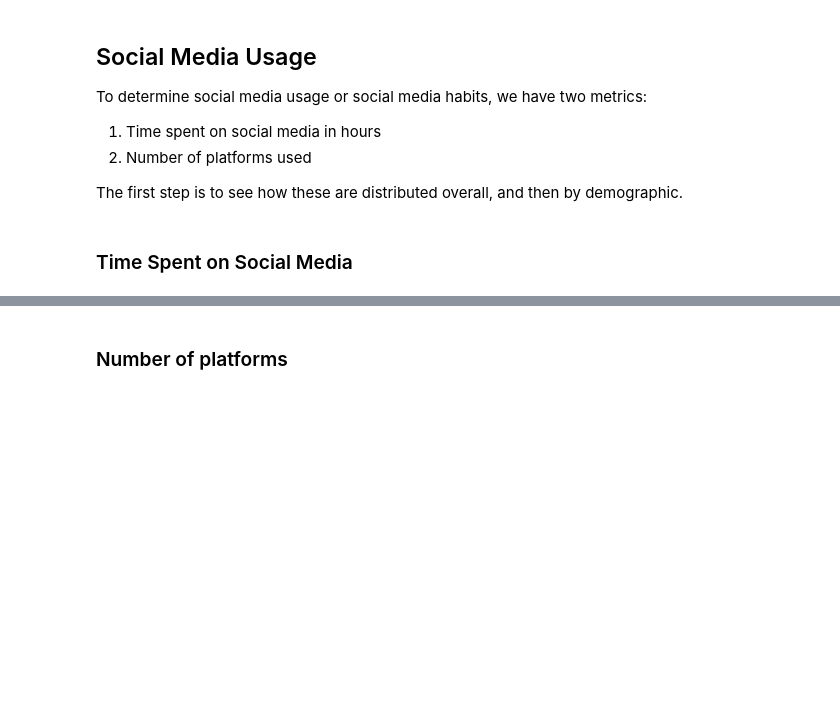
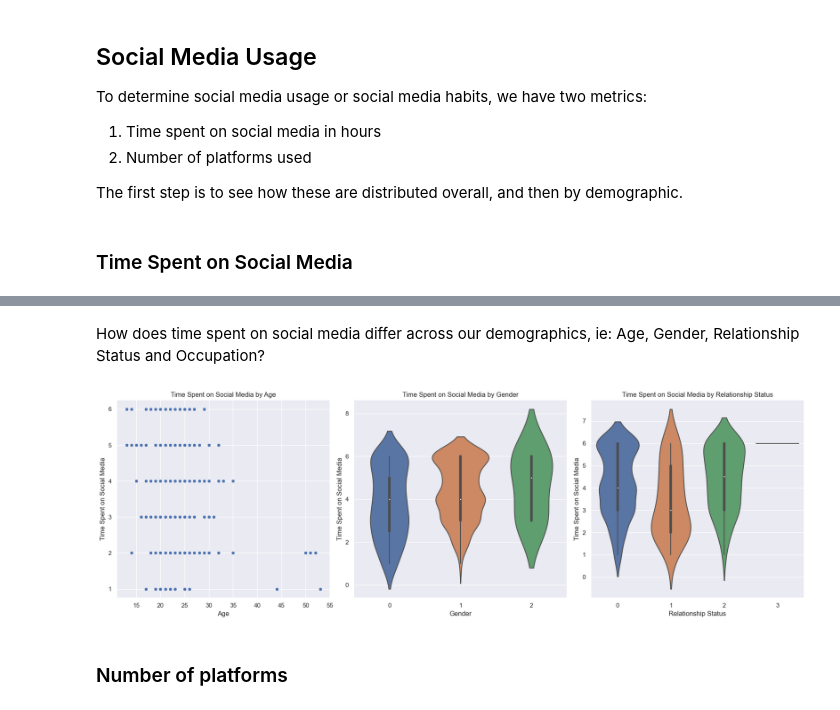
Before and after one commit to allygee/smmh_project, a Jupyter notebook: Social Media Mental Heallth Notebook.ipynb, the cells around one changed output, grey strips where cells are left out. Saved outputs shown, nothing was run; the diff lists cells and outputs as text; code cells hidden in the pictures; blank space fills up the shorter version.

Commit message:
added demographic, social media usage and mental health visuals

```diff
--- a/Social Media Mental Heallth Notebook.ipynb
+++ b/Social Media Mental Heallth Notebook.ipynb
@@ -484,3 +372,33 @@ the p-value of the Shapiro-Wilkes test is 1.6550616154743162e-15
+# %% [markdown]
+How does time spent on social media differ across our demographics, ie: Age, Gender, Relationship Status and Occupation?
+# %%
+fig, axes = plt.subplots(nrows=1, ncols=3, figsize=(18, 6))
+
+# Subplot 1: Time spent on social media across different age groups
+sns.scatterplot(x=data['Age'], y=data['Time (hrs)'], data=data, ax=axes[0])
+axes[0].set_title('Time Spent on Social Media by Age')
+axes[0].set_xlabel('Age')
+axes[0].set_ylabel('Time Spent on Social Media')
+
+# Subplot 2: Time spent on social media across different genders
+sns.violinplot(x=data['Gender'], y=data['Time (hrs)'], data=data, ax=axes[1])
+axes[1].set_title('Time Spent on Social Media by Gender')
+axes[1].set_xlabel('Gender')
+axes[1].set_ylabel('Time Spent on Social Media')
+
+# Subplot 3: Time spent on social media across different relationship statuses
+sns.violinplot(x=data['Relationship Status'], y=data['Time (hrs)'], data=data, ax=axes[2])
+axes[2].set_title('Time Spent on Social Media by Relationship Status')
+axes[2].set_xlabel('Relationship Status')
+axes[2].set_ylabel('Time Spent on Social Media')
+
+# Adjust layout for better spacing
+plt.tight_layout()
+
+# Show the plots
+plt.show()
+# %% [output]
+[figure, added]
 # %% [markdown]
 ### Number of platforms
 # %%
```
Also changed, not shown: parts of 44 cells of this notebook.
